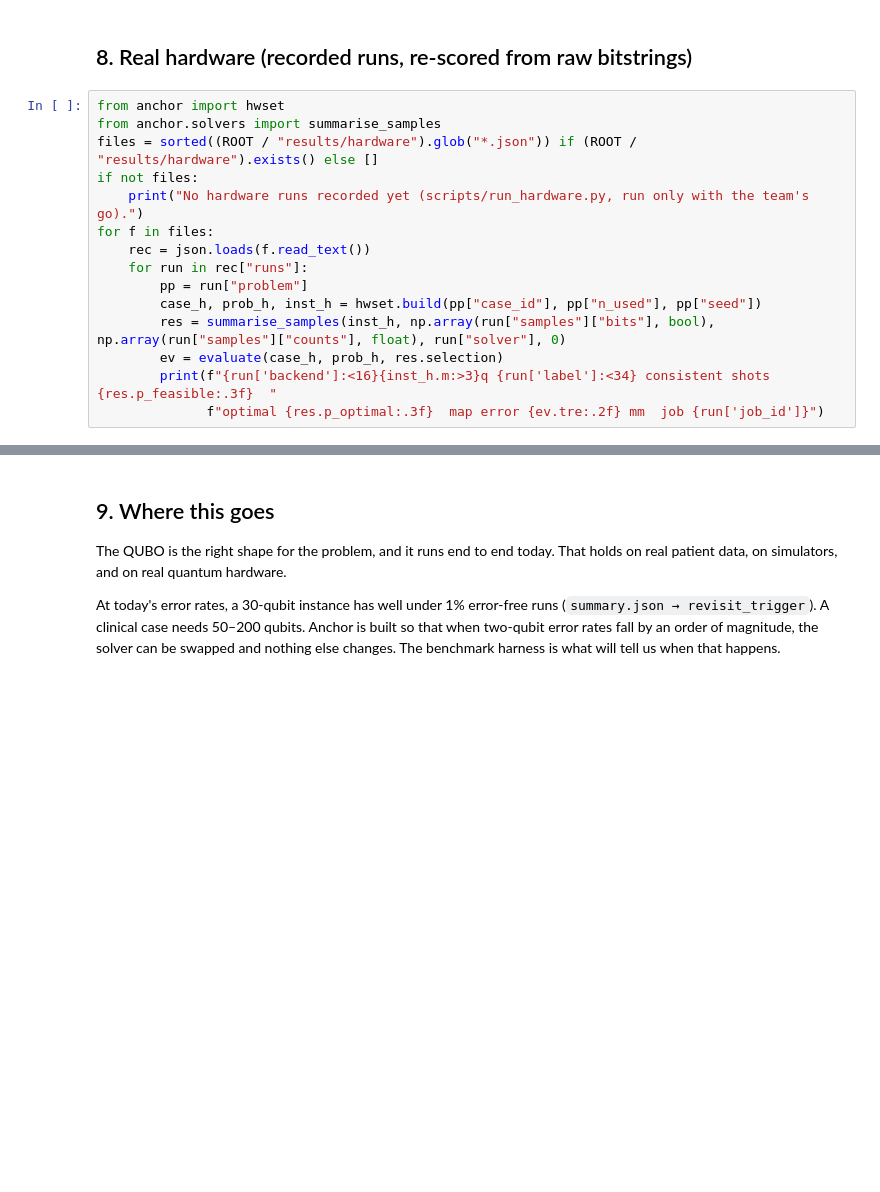
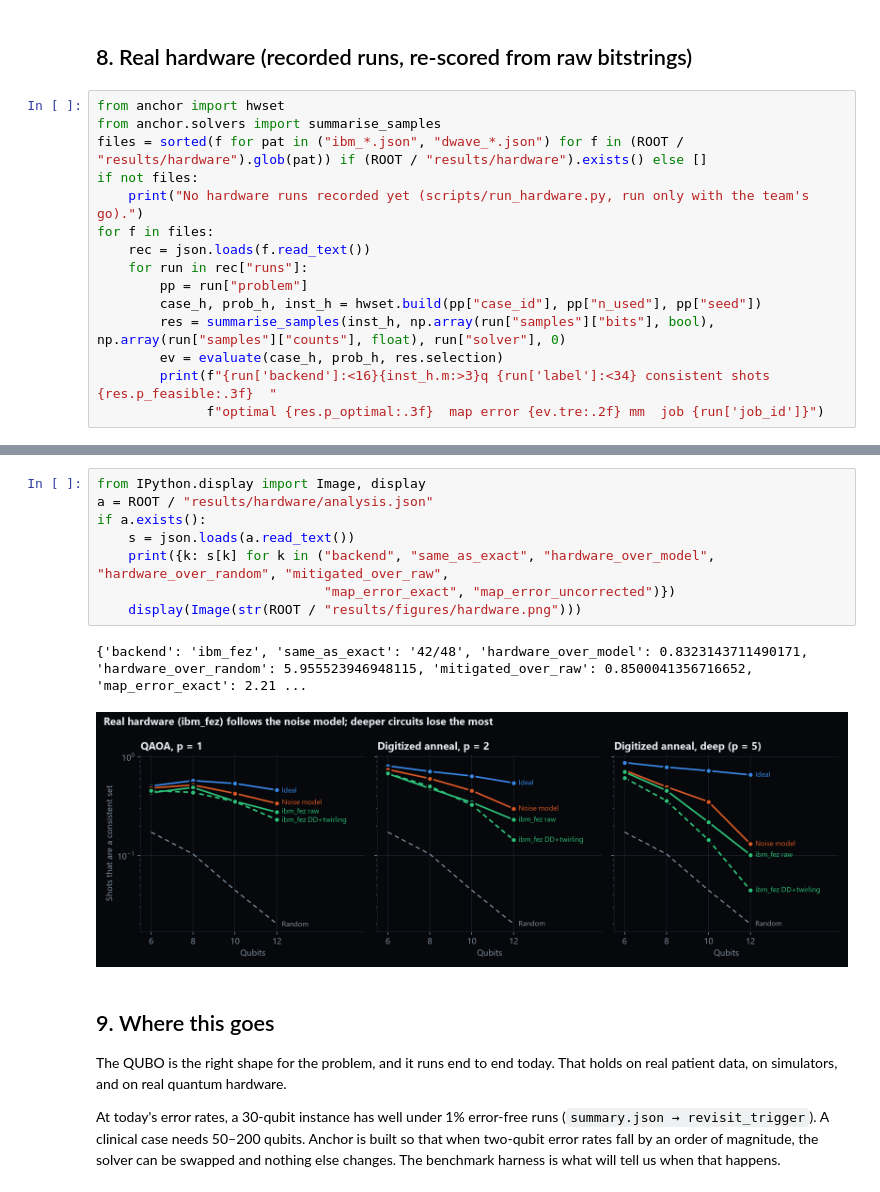
Before and after one commit to neelgurram/anchor, a Jupyter notebook: notebooks/Anchor_walkthrough.ipynb, the cells around one changed output, grey strips where cells are left out. Saved outputs shown, nothing was run; the diff lists cells and outputs as text; blank space fills up the shorter version.

```diff
--- a/notebooks/Anchor_walkthrough.ipynb
+++ b/notebooks/Anchor_walkthrough.ipynb
@@ -175,7 +175,7 @@ Case2   12q  random 0.021 | qaoa_p1: ideal 0.498 → noisy 0.339 (185 2q gates)
 # %%
 from anchor import hwset
 from anchor.solvers import summarise_samples
-files = sorted((ROOT / "results/hardware").glob("*.json")) if (ROOT / "results/hardware").exists() else []
+files = sorted(f for pat in ("ibm_*.json", "dwave_*.json") for f in (ROOT / "results/hardware").glob(pat)) if (ROOT / "results/hardware").exists() else []
 if not files:
     print("No hardware runs recorded yet (scripts/run_hardware.py, run only with the team's go).")
 for f in files:
@@ -192,3 +208,14 @@ No hardware runs recorded yet (scripts/run_hardware.py, run only with the team's
+# %%
+from IPython.display import Image, display
+a = ROOT / "results/hardware/analysis.json"
+if a.exists():
+    s = json.loads(a.read_text())
+    print({k: s[k] for k in ("backend", "same_as_exact", "hardware_over_model", "hardware_over_random", "mitigated_over_raw",
+                             "map_error_exact", "map_error_uncorrected")})
+    display(Image(str(ROOT / "results/figures/hardware.png")))
+# %% [output]
+{'backend': 'ibm_fez', 'same_as_exact': '42/48', 'hardware_over_model': 0.8323143711490171, 'hardware_over_random': 5.955523946948115, 'mitigated_over_raw': 0.8500041356716652, 'map_error_exact': 2.21 ...
+[figure, added]
 # %% [markdown]
 ## 9. Where this goes
 The QUBO is the right shape for the problem, and it runs end to end today. That holds on real patient data, on simulators, and on real quantum hardware.
```
Also changed, not shown: parts of 2 cells of this notebook, 13 other files.
